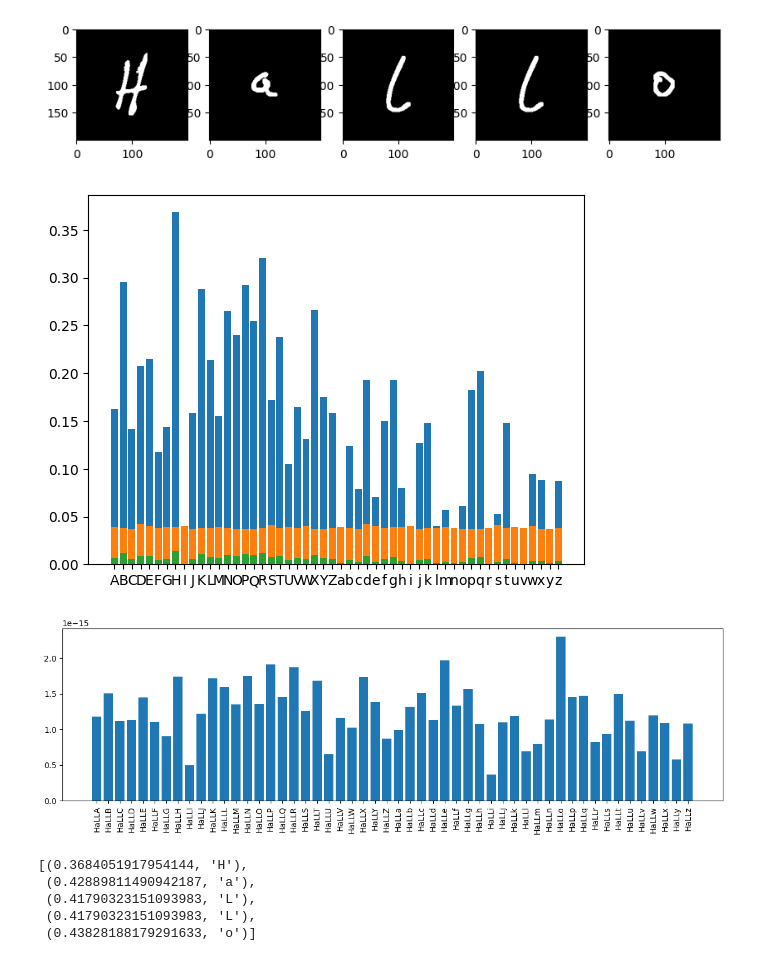
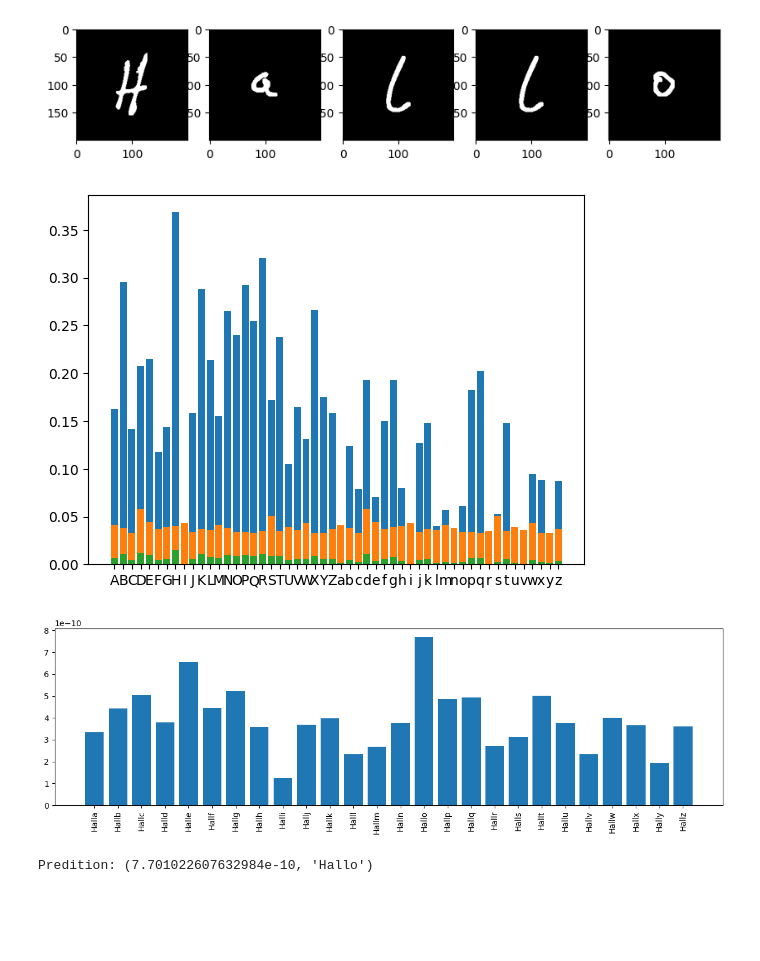
Before and after one commit to HTW-Project-Group/handwriting-recognition, a Jupyter notebook: handwriting-recognition.ipynb, the cells around one changed output. Saved outputs shown, nothing was run; the diff lists cells and outputs as text; code cells hidden in the pictures; blank space fills up the shorter version.

```diff
--- a/handwriting-recognition.ipynb
+++ b/handwriting-recognition.ipynb
@@ -112,5 +113,14 @@ for ax, (x, l) in zip(axs.flat, plot_data):
 
 plt.tight_layout()
 plt.show()
+
+fig, axs = plt.subplots(nrows=2, ncols=13, figsize=(15, 2.5), subplot_kw={'xticks': [], 'yticks': []})
+plot_data = only_small_letter_image_data[0]
+for ax, (x, l) in zip(axs.flat, plot_data):
+    ax.imshow(x, interpolation='nearest')
+    ax.set_title(l)
+
+plt.tight_layout()
+plt.show()
 # %% [output]
 [figure]
@@ -260,17 +271,19 @@ plot_value_label_vector(exp_out)
 def softmax(x):
     return np.exp(x)/sum(np.exp(x))
 
+def weighted(val, weight):
+    return softmax(val * (1 / (1 - weight)) + np.mean(val))
+
 character_labels = ["A","B","C","D","E","F","G","H","I","J","K","L","M","N","O","P","Q","R","S","T","U","V","W","X","Y","Z"]
 character_transition_data = genfromtxt('character_transitions.csv', delimiter=',')
 character_transition_data = character_transition_data / 10000
+character_transition_data = weighted(character_transition_data, 0.75)
 
 plt.imshow(character_transition_data, interpolation='nearest')
 
 tmp = {}
-ct_mean = np.mean(character_transition_data)
-ct_sum = np.sum(np.exp(character_transition_data))
 for i in range(len(character_transition_data)):
     for j in range(len(character_transition_data[i])):
-        tmp[character_labels[i] + character_labels[j]] = np.exp(character_transition_data[i][j] + ct_mean) / ct_sum
+        tmp[character_labels[i] + character_labels[j]] = character_transition_data[i][j]
 character_transition_data = tmp
 # %% [output]
@@ -278,7 +291,7 @@ character_transition_data = tmp
 # %%
 character_starting_data = genfromtxt('starting_character_counts.csv', delimiter=',')
 character_starting_data = np.asarray(character_starting_data[1]) / 10000
-character_starting_data = softmax(character_starting_data + np.mean(character_starting_data))
+character_starting_data = weighted(character_starting_data, 0.75)
 
 plt.bar(character_labels, character_starting_data)
 character_starting_data.sum()
@@ -292,21 +305,25 @@ character_starting_data = list(tmp) + list(map(lambda x: (x[0], x[1].lower()), t
 # %%
 H = test_data[19]
+W = test_data[34]
 h = test_data[45]
 a = test_data[38]
 l = test_data[49]
 o = test_data[52]
+e = test_data[42]
+t = test_data[57]
 
 test_hallo = [H, a, l, l, o]
 
 fig = plt.figure(figsize=(10, 2))
-for i in range(5):
+for i in range(len(test_hallo)):
     x = test_hallo[i]
-    ax = fig.add_subplot(1, 5, i+1)
+    ax = fig.add_subplot(1, len(test_hallo), i+1)
     ax.imshow(x, cmap='gray')
 # %% [output]
 [figure]
 # %%
 train_dist_out = get_dists_for_train_data(image_data)
+only_small_letter_dist_out = get_dists_for_train_data(only_small_letter_image_data)
 
 def apply_start_props(emission, start_props):
     result = []
@@ -325,49 +342,36 @@ def viterbi_row_multiplication(vitb_matrix, emission, trans):
     return result
 
 def viterbi(word, transition_props, starting_props):
     first_letter = word.pop(0)
     fl_emission_props = apply_exp_to_test(train_dist_out, get_dist_to_train(image_data, first_letter))
     viterbi_matrix = apply_start_props(fl_emission_props, starting_props)
 
     plot_value_label_vector(fl_emission_props)
     plot_value_label_vector(starting_props)
     plot_value_label_vector(viterbi_matrix)
 
     for letter in word:
-        emission_props = apply_exp_to_test(train_dist_out, get_dist_to_train(image_data, letter))
+        emission_props = apply_exp_to_test(only_small_letter_dist_out, get_dist_to_train(only_small_letter_image_data, letter))
         viterbi_matrix = viterbi_row_multiplication(viterbi_matrix, emission_props, transition_props)
 
     return viterbi_matrix
 
 
 viterbi_input = list(np.copy(test_hallo))
 output = viterbi(viterbi_input, character_transition_data, character_starting_data)
 
 dist_values, dist_labels = [], []
 for v, l in output:
     dist_values.append(v)
     dist_labels.append(l)
 fig,(ax) = plt.subplots(figsize=(12,4), ncols=1)
 ax.bar(dist_labels, dist_values)
 ax.tick_params(axis='x', labelrotation=90)
 plt.tight_layout()
 plt.show()
+
+print("Predition:", max(output, key=lambda x: x[0]))
 # %% [output]
-[figure, old version]
+[figure, new version]
-[figure, old version]
+[figure, new version]
+Predition: (7.701022607632984e-10, 'Hallo')
-# %%
-def classify(word):
-    prediction = []
-    for letter in word:
-        emission_props = apply_exp_to_test(train_dist_out, get_dist_to_train(image_data, letter))
-        prediction.append(max(emission_props, key=lambda x: x[0]))
-    return prediction
-
-test_input = list(np.copy(test_hallo))
-classify(test_input)
-# %% [output]
-[(0.3684051917954144, 'H'),
- (0.42889811490942187, 'a'),
- (0.41790323151093983, 'L'),
- (0.41790323151093983, 'L'),
- (0.43828188179291633, 'o')]
```
Also changed, not shown: parts of 4 cells of this notebook.
